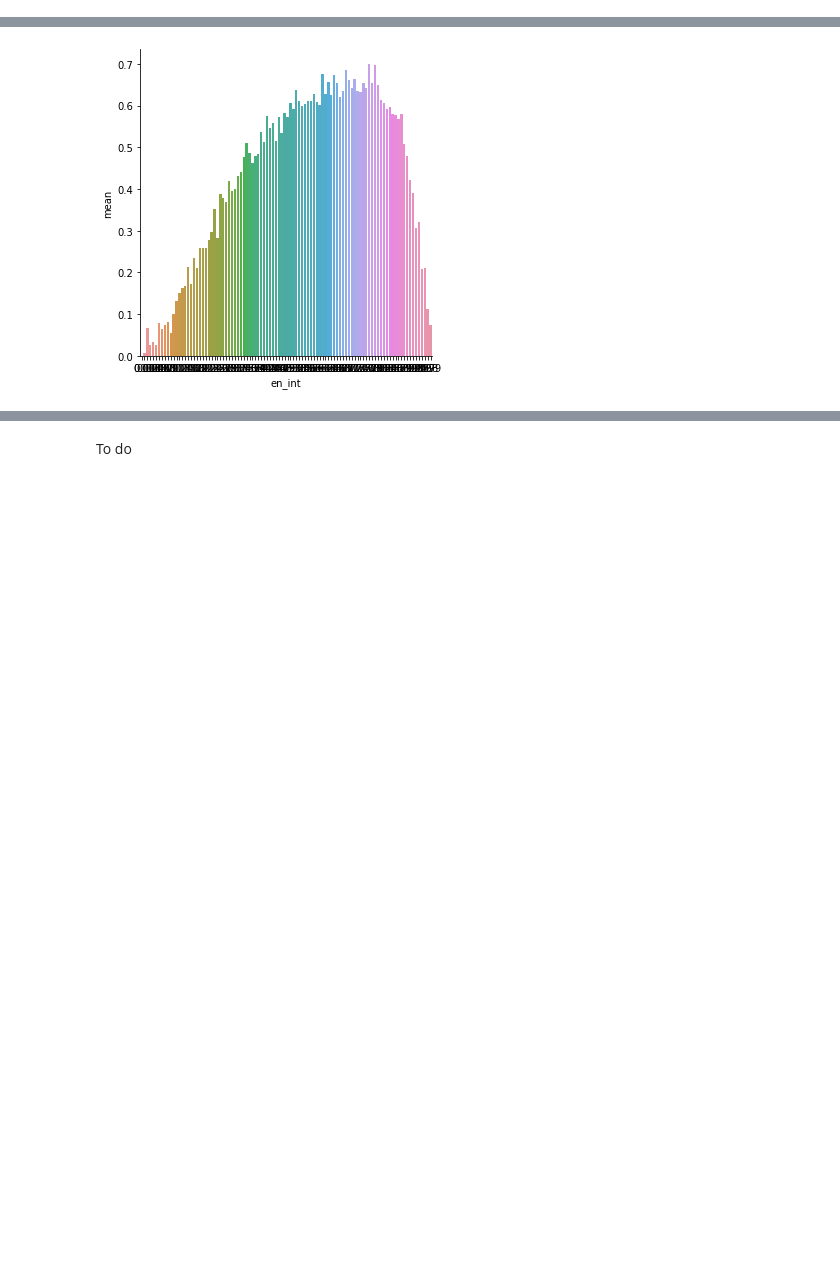
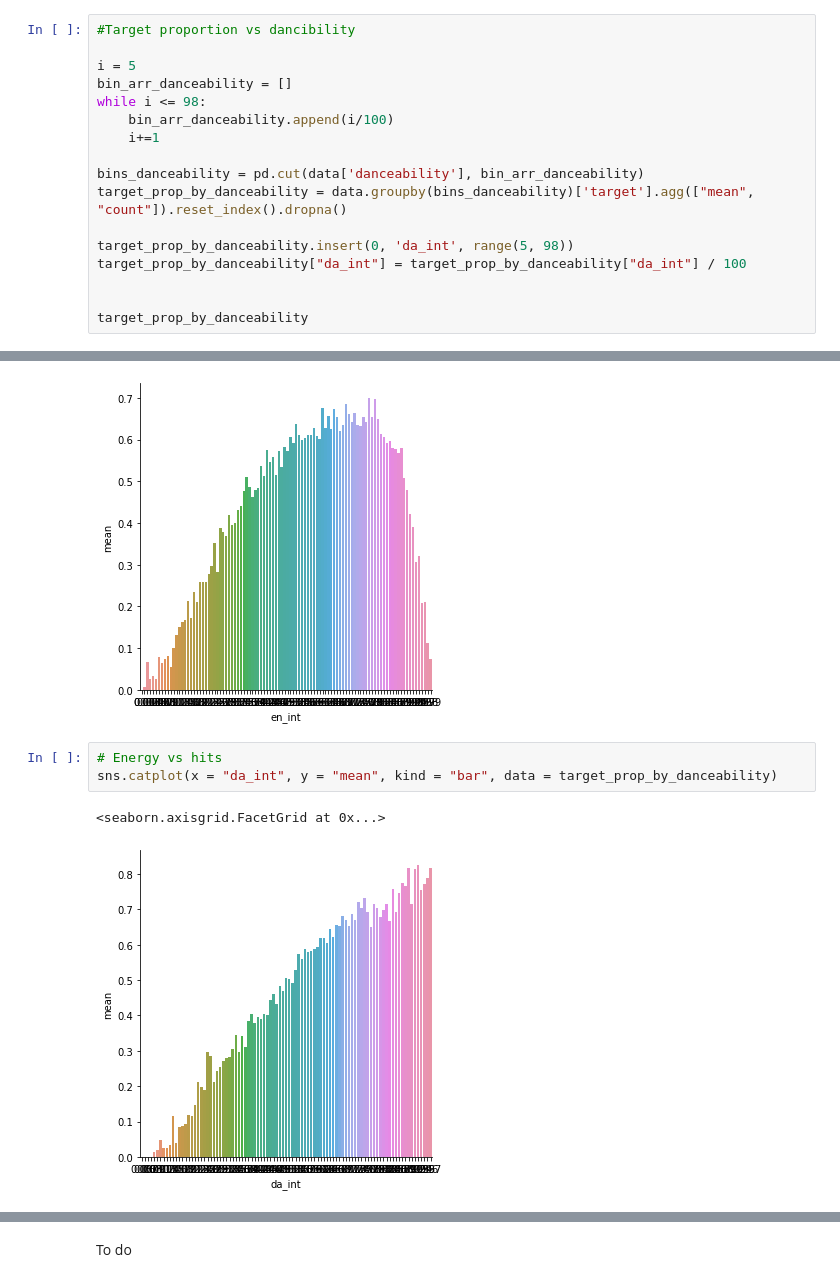
Before and after one commit to josephcscarpa/CS216GP, a Jupyter notebook: project.ipynb, the cells around one changed output, grey strips where cells are left out. Cells and saved outputs as stored; diff of their text form; blank space fills up the shorter version.

```diff
--- a/project.ipynb
+++ b/project.ipynb
@@ -214,3 +224,20 @@ target_prop_by_energy
 | 98 | 0.98 | (0.98, 0.99] | 0.113580 | 405 |
 | 99 | 0.99 | (0.99, 1.0] | 0.075085 | 293 |
 100 rows × 4 columns
+# %%
+#Target proportion vs dancibility
+
+i = 5
+bin_arr_danceability = []
+while i <= 98:
+    bin_arr_danceability.append(i/100)
+    i+=1
+
+bins_danceability = pd.cut(data['danceability'], bin_arr_danceability)
+target_prop_by_danceability = data.groupby(bins_danceability)['target'].agg(["mean", "count"]).reset_index().dropna()
+
+target_prop_by_danceability.insert(0, 'da_int', range(5, 98))
+target_prop_by_danceability["da_int"] = target_prop_by_danceability["da_int"] / 100
+
+
+target_prop_by_danceability
@@ -230,3 +340,9 @@ sns.catplot(x = "en_int", y = "mean", kind = "bar", data = target_prop_by_energy
 # %% [output]
 <seaborn.axisgrid.FacetGrid at 0x...>
 [figure]
+# %%
+# Energy vs hits
+sns.catplot(x = "da_int", y = "mean", kind = "bar", data = target_prop_by_danceability)
+# %% [output]
+<seaborn.axisgrid.FacetGrid at 0x...>
+[figure, added]
```
Also changed, not shown: parts of 13 cells of this notebook.
